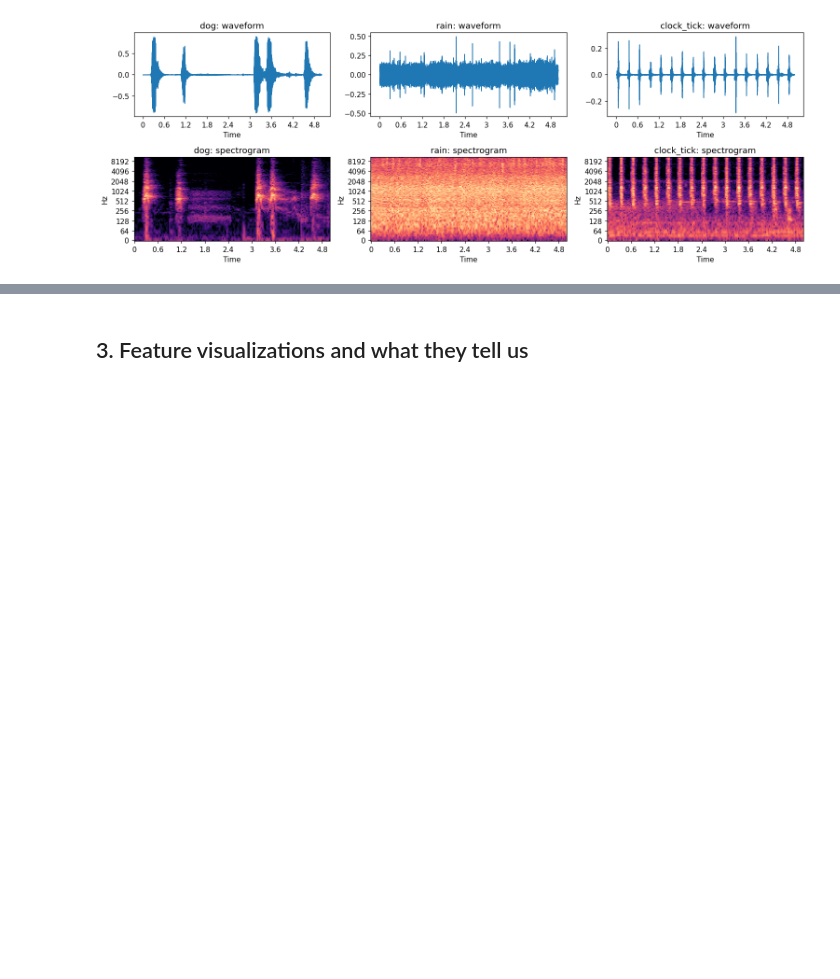
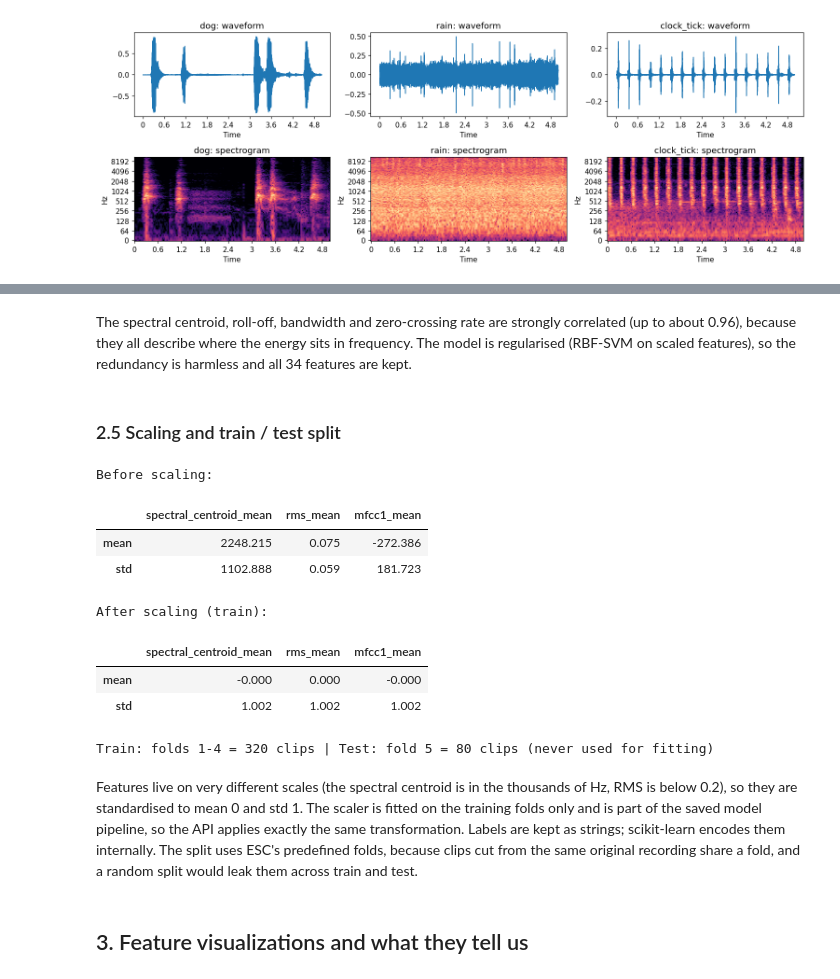
Before and after one commit to AureleKarega/Summative_Machine_Learning_Pipeline, a Jupyter notebook: esc10-sound-classifier/esc10-sound-classifier/notebooks/sound_classifier.ipynb, the cells around one changed output, grey strips where cells are left out. Saved outputs shown, nothing was run; the diff lists cells and outputs as text; code cells hidden in the pictures; blank space fills up the shorter version.

```diff
--- a/esc10-sound-classifier/esc10-sound-classifier/notebooks/sound_classifier.ipynb
+++ b/esc10-sound-classifier/esc10-sound-classifier/notebooks/sound_classifier.ipynb
@@ -76,3 +175,27 @@ df[["label","fold"] + FEATURE_NAMES[:4]].head()
+# %% [markdown]
+The spectral centroid, roll-off, bandwidth and zero-crossing rate are strongly correlated (up to about 0.96), because they all describe where the energy sits in frequency. The model is regularised (RBF-SVM on scaled features), so the redundancy is harmless and all 34 features are kept.
+# %% [markdown]
+### 2.5 Scaling and train / test split
+# %%
+from sklearn.preprocessing import StandardScaler
+train_df, test_df = df[df.fold != 5], df[df.fold == 5]
+sc = StandardScaler().fit(train_df[FEATURE_NAMES])             # fitted on TRAIN ONLY, then applied to test (no leakage)
+before = train_df[["spectral_centroid_mean", "rms_mean", "mfcc1_mean"]].describe().loc[["mean", "std"]]
+after = pd.DataFrame(sc.transform(train_df[FEATURE_NAMES]), columns=FEATURE_NAMES)[["spectral_centroid_mean", "rms_mean", "mfcc1_mean"]].describe().loc[["mean", "std"]]
+print("Before scaling:"); display(before.round(3)); print("After scaling (train):"); display(after.round(3))
+print(f"Train: folds 1-4 = {len(train_df)} clips | Test: fold 5 = {len(test_df)} clips (never used for fitting)")
+# %% [output]
+Before scaling:
+|  | spectral_centroid_mean | rms_mean | mfcc1_mean |
+| mean | 2248.215 | 0.075 | -272.386 |
+| std | 1102.888 | 0.059 | 181.723 |
+After scaling (train):
+|  | spectral_centroid_mean | rms_mean | mfcc1_mean |
+| mean | -0.000 | 0.000 | -0.000 |
+| std | 1.002 | 1.002 | 1.002 |
+Train: folds 1-4 = 320 clips | Test: fold 5 = 80 clips (never used for fitting)
+# %% [markdown]
+Features live on very different scales (the spectral centroid is in the thousands of Hz, RMS is below 0.2), so they are standardised to mean 0 and std 1. The scaler is fitted on the training folds only and is part of the saved model pipeline, so the API applies exactly the same transformation. Labels are kept as strings; scikit-learn encodes them internally. The split uses ESC's predefined folds, because clips cut from the same original recording share a fold, and a random split would leak them across train and test.
 # %% [markdown]
 ## 3. Feature visualizations and what they tell us
 # %%
```
Also changed, not shown: parts of 23 cells of this notebook, 5 other files.
